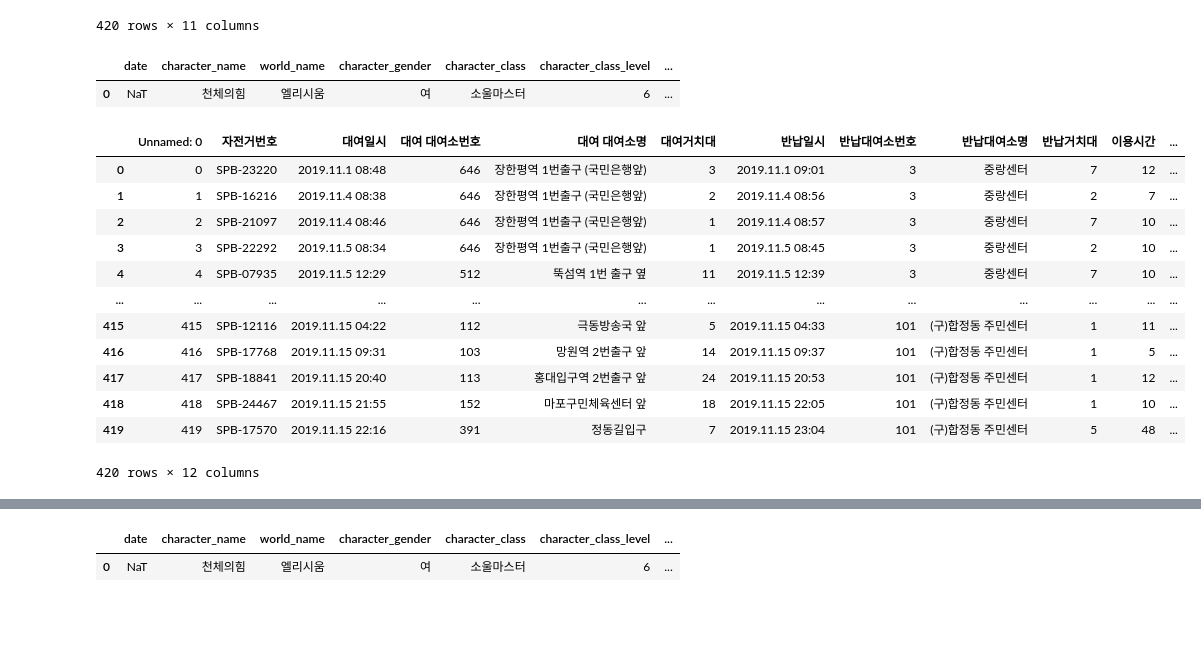
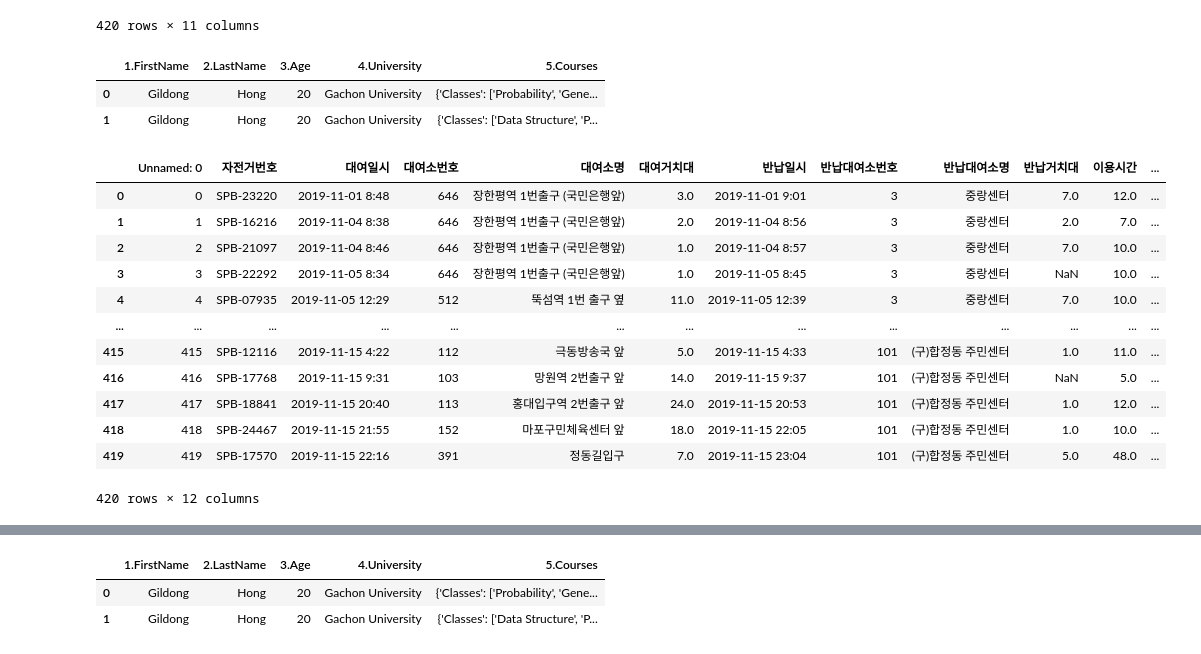
Before and after one commit to yechan-kim/Gachon_Univ., a Jupyter notebook: BigData/Ch4.ipynb, the cells around one changed output, grey strips where cells are left out. Drawn from its saved outputs; the diff is of its cells as text; code cells hidden in the pictures; blank space fills up the shorter version.

```diff
--- a/BigData/Ch4.ipynb
+++ b/BigData/Ch4.ipynb
@@ -55,7 +55,7 @@ df2
 import pandas as pd
 
 # 파일 경로를 찾고 변수 file_path에 저장
-file_path = 'basic.json'
+file_path = 'read.json'
 
 # read json() 함수로 데이터 프레임 변환
 df3 = pd.read_json(file_path)
@@ -63,38 +63,39 @@ df3 = pd.read_json(file_path)
 # 데이터프레임 출력
 df3
 # %% [output]
-|  | date | character_name | world_name | character_gender | character_class | character_class_level | ... |
-| 0 | NaT | 천체의힘 | 엘리시움 | 여 | 소울마스터 | 6 | ... |
+|  | 1.FirstName | 2.LastName | 3.Age | 4.University | 5.Courses |
+| 0 | Gildong | Hong | 20 | Gachon University | {'Classes': ['Probability', 'Gene... |
+| 1 | Gildong | Hong | 20 | Gachon University | {'Classes': ['Data Structure', 'P... |
 # %%
 # 판다스 라이브러리 불러오기
 import pandas as pd
 
 # 파일 경로를 찾고 변수 file_path에 저장
 file_path = 'bicycle.csv'
 
 # read csv() 함수로 데이터 프레임 변환
-df1 = pd.read_csv(file_path, engine='python')
+df1 = pd.read_csv(file_path, engine='python', encoding='euc-kr')
 
 # to csv() 함수로 csv 파일로 내보내기
 df1.to_csv('bicycle_b.csv')
 
 # 저장 파일 확인
 file_path = 'bicycle_b.csv'
 df4 = pd.read_csv(file_path, engine='python')
 df4
 # %% [output]
-|  | Unnamed: 0 | 자전거번호 | 대여일시 | 대여 대여소번호 | 대여 대여소명 | 대여거치대 | 반납일시 | 반납대여소번호 | 반납대여소명 | 반납거치대 | 이용시간 | ... |
-| 0 | 0 | SPB-23220 | 2019.11.1 08:48 | 646 | 장한평역 1번출구 (국민은행앞) | 3 | 2019.11.1 09:01 | 3 | 중랑센터 | 7 | 12 | ... |
-| 1 | 1 | SPB-16216 | 2019.11.4 08:38 | 646 | 장한평역 1번출구 (국민은행앞) | 2 | 2019.11.4 08:56 | 3 | 중랑센터 | 2 | 7 | ... |
-| 2 | 2 | SPB-21097 | 2019.11.4 08:46 | 646 | 장한평역 1번출구 (국민은행앞) | 1 | 2019.11.4 08:57 | 3 | 중랑센터 | 7 | 10 | ... |
-| 3 | 3 | SPB-22292 | 2019.11.5 08:34 | 646 | 장한평역 1번출구 (국민은행앞) | 1 | 2019.11.5 08:45 | 3 | 중랑센터 | 2 | 10 | ... |
-| 4 | 4 | SPB-07935 | 2019.11.5 12:29 | 512 | 뚝섬역 1번 출구 옆 | 11 | 2019.11.5 12:39 | 3 | 중랑센터 | 7 | 10 | ... |
+|  | Unnamed: 0 | 자전거번호 | 대여일시 | 대여소번호 | 대여소명 | 대여거치대 | 반납일시 | 반납대여소번호 | 반납대여소명 | 반납거치대 | 이용시간 | ... |
+| 0 | 0 | SPB-23220 | 2019-11-01 8:48 | 646 | 장한평역 1번출구 (국민은행앞) | 3.0 | 2019-11-01 9:01 | 3 | 중랑센터 | 7.0 | 12.0 | ... |
+| 1 | 1 | SPB-16216 | 2019-11-04 8:38 | 646 | 장한평역 1번출구 (국민은행앞) | 2.0 | 2019-11-04 8:56 | 3 | 중랑센터 | 2.0 | 7.0 | ... |
+| 2 | 2 | SPB-21097 | 2019-11-04 8:46 | 646 | 장한평역 1번출구 (국민은행앞) | 1.0 | 2019-11-04 8:57 | 3 | 중랑센터 | 7.0 | 10.0 | ... |
+| 3 | 3 | SPB-22292 | 2019-11-05 8:34 | 646 | 장한평역 1번출구 (국민은행앞) | 1.0 | 2019-11-05 8:45 | 3 | 중랑센터 | NaN | 10.0 | ... |
+| 4 | 4 | SPB-07935 | 2019-11-05 12:29 | 512 | 뚝섬역 1번 출구 옆 | 11.0 | 2019-11-05 12:39 | 3 | 중랑센터 | 7.0 | 10.0 | ... |
 | ... | ... | ... | ... | ... | ... | ... | ... | ... | ... | ... | ... | ... |
-| 415 | 415 | SPB-12116 | 2019.11.15 04:22 | 112 | 극동방송국 앞 | 5 | 2019.11.15 04:33 | 101 | (구)합정동 주민센터 | 1 | 11 | ... |
-| 416 | 416 | SPB-17768 | 2019.11.15 09:31 | 103 | 망원역 2번출구 앞 | 14 | 2019.11.15 09:37 | 101 | (구)합정동 주민센터 | 1 | 5 | ... |
-| 417 | 417 | SPB-18841 | 2019.11.15 20:40 | 113 | 홍대입구역 2번출구 앞 | 24 | 2019.11.15 20:53 | 101 | (구)합정동 주민센터 | 1 | 12 | ... |
-| 418 | 418 | SPB-24467 | 2019.11.15 21:55 | 152 | 마포구민체육센터 앞 | 18 | 2019.11.15 22:05 | 101 | (구)합정동 주민센터 | 1 | 10 | ... |
-| 419 | 419 | SPB-17570 | 2019.11.15 22:16 | 391 | 정동길입구 | 7 | 2019.11.15 23:04 | 101 | (구)합정동 주민센터 | 5 | 48 | ... |
+| 415 | 415 | SPB-12116 | 2019-11-15 4:22 | 112 | 극동방송국 앞 | 5.0 | 2019-11-15 4:33 | 101 | (구)합정동 주민센터 | 1.0 | 11.0 | ... |
+| 416 | 416 | SPB-17768 | 2019-11-15 9:31 | 103 | 망원역 2번출구 앞 | 14.0 | 2019-11-15 9:37 | 101 | (구)합정동 주민센터 | NaN | 5.0 | ... |
+| 417 | 417 | SPB-18841 | 2019-11-15 20:40 | 113 | 홍대입구역 2번출구 앞 | 24.0 | 2019-11-15 20:53 | 101 | (구)합정동 주민센터 | 1.0 | 12.0 | ... |
+| 418 | 418 | SPB-24467 | 2019-11-15 21:55 | 152 | 마포구민체육센터 앞 | 18.0 | 2019-11-15 22:05 | 101 | (구)합정동 주민센터 | 1.0 | 10.0 | ... |
+| 419 | 419 | SPB-17570 | 2019-11-15 22:16 | 391 | 정동길입구 | 7.0 | 2019-11-15 23:04 | 101 | (구)합정동 주민센터 | 5.0 | 48.0 | ... |
 420 rows × 12 columns
 # %%
 # 판다스 라이브러리 불러오기
@@ -132,18 +133,19 @@ df5
 import pandas as pd
 
 # 파일 경로를 찾고 변수 file_path에 저장
-file_path = 'basic.json'
+file_path = 'read.json'
 
 # read json() 함수로 데이터 프레임 변환
 df3 = pd.read_json(file_path)
 
 # to json() 함수로 json 파일로 내보내기
-df3.to_json('basic_b.json')
+df3.to_json('read_b.json')
 
 # 저장 파일 확인
-file_path = 'basic_b.json'
+file_path = 'read_b.json'
 df6 = pd.read_json(file_path)
 df6
 # %% [output]
-|  | date | character_name | world_name | character_gender | character_class | character_class_level | ... |
-| 0 | NaT | 천체의힘 | 엘리시움 | 여 | 소울마스터 | 6 | ... |
+|  | 1.FirstName | 2.LastName | 3.Age | 4.University | 5.Courses |
+| 0 | Gildong | Hong | 20 | Gachon University | {'Classes': ['Probability', 'Gene... |
+| 1 | Gildong | Hong | 20 | Gachon University | {'Classes': ['Data Structure', 'P... |
```
Also changed, not shown: parts of 1 cell of this notebook, 14 other files.
